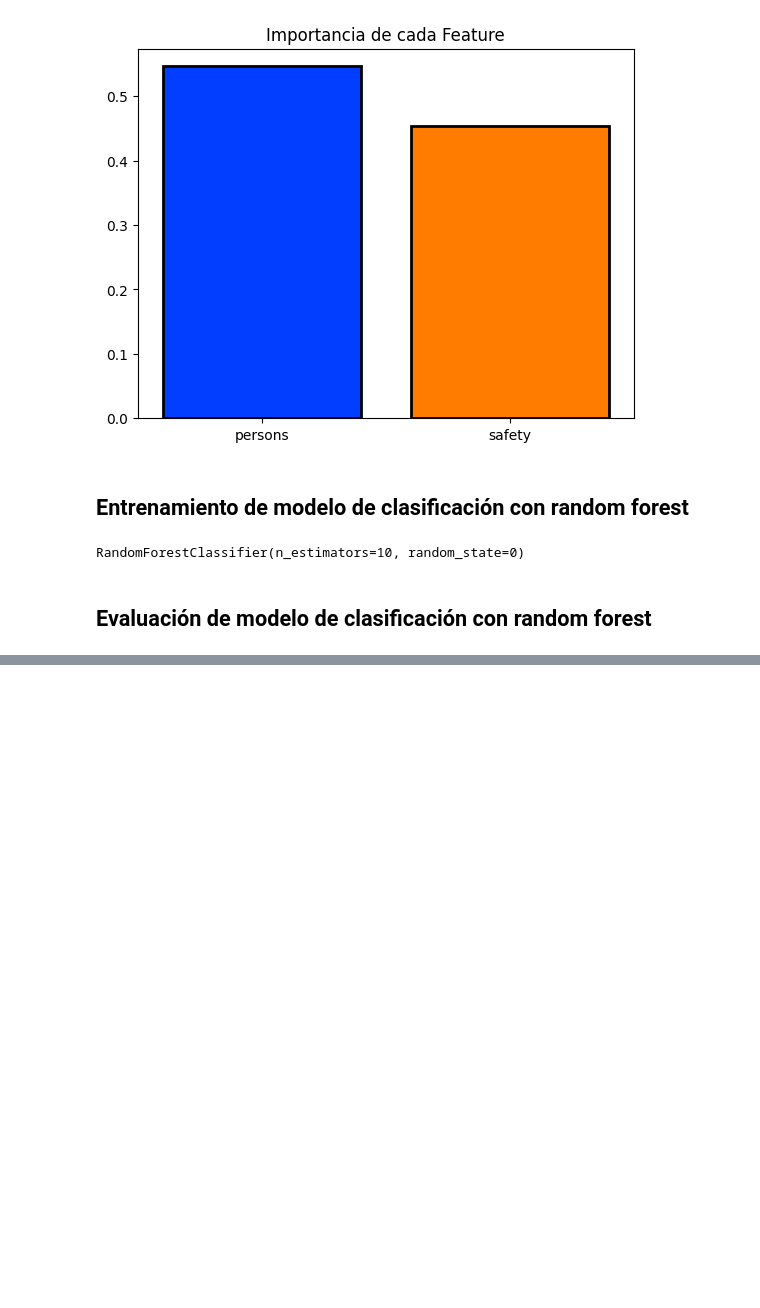
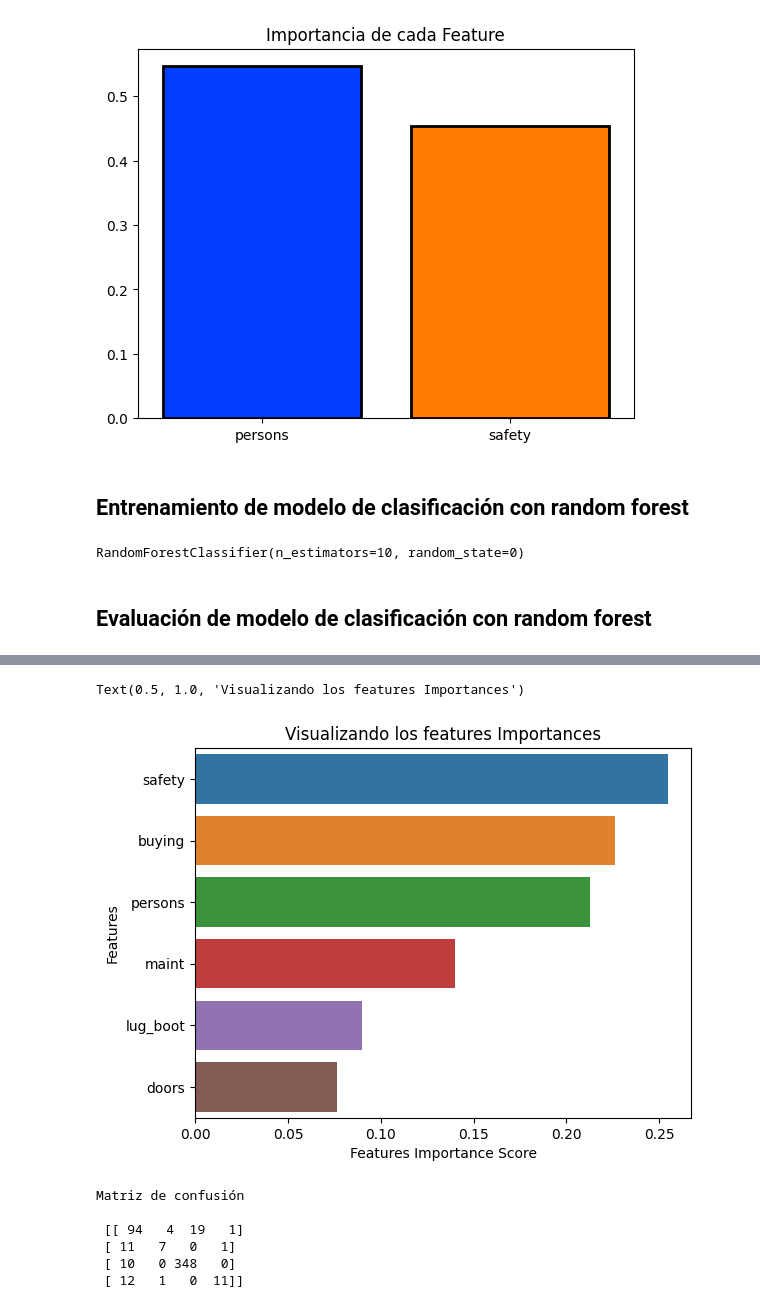
Before and after one commit to electrojam/Curso-de-Decision-Trees-y-Random-Forest-con-Python-y-scikit-learn, a Jupyter notebook: decision_tree_random_forest_project.ipynb, the cells around one changed output, grey strips where cells are left out. Drawn from its saved outputs; the diff is of its cells as text; code cells hidden in the pictures; blank space fills up the shorter version.

```diff
--- a/decision_tree_random_forest_project.ipynb
+++ b/decision_tree_random_forest_project.ipynb
@@ -405,2 +412,4 @@ y_test_pred_rf = rf.predict(X_test)
 # %%
 # Visualizacion de las feature importantes
+features_scores = pd.Series(rf.feature_importances_, index = X_train.columns).sort_values(ascending=False)
+features_scores
@@ -412,0 +424,26 @@ y_test_pred_rf = rf.predict(X_test)
+# %%
+#Grafico de barras
+import seaborn as sns
+import matplotlib.pyplot as plt
+
+sns.barplot(x=features_scores, y=features_scores.index, hue=features_scores.index)
+plt.xlabel('Features Importance Score')
+plt.ylabel('Features')
+plt.title('Visualizando los features Importances')
+# %% [output]
+Text(0.5, 1.0, 'Visualizando los features Importances')
+[figure, added]
+# %%
+# Matriz de confusion del RF
+from sklearn.metrics import confusion_matrix
+
+cm = confusion_matrix(y_test, y_test_pred_rf)
+
+print('Matriz de confusión\n\n', cm)
+# %% [output]
+Matriz de confusión
+
+ [[ 94   4  19   1]
+ [ 11   7   0   1]
+ [ 10   0 348   0]
+ [ 12   1   0  11]]
```
Also changed, not shown: parts of 17 cells of this notebook.
